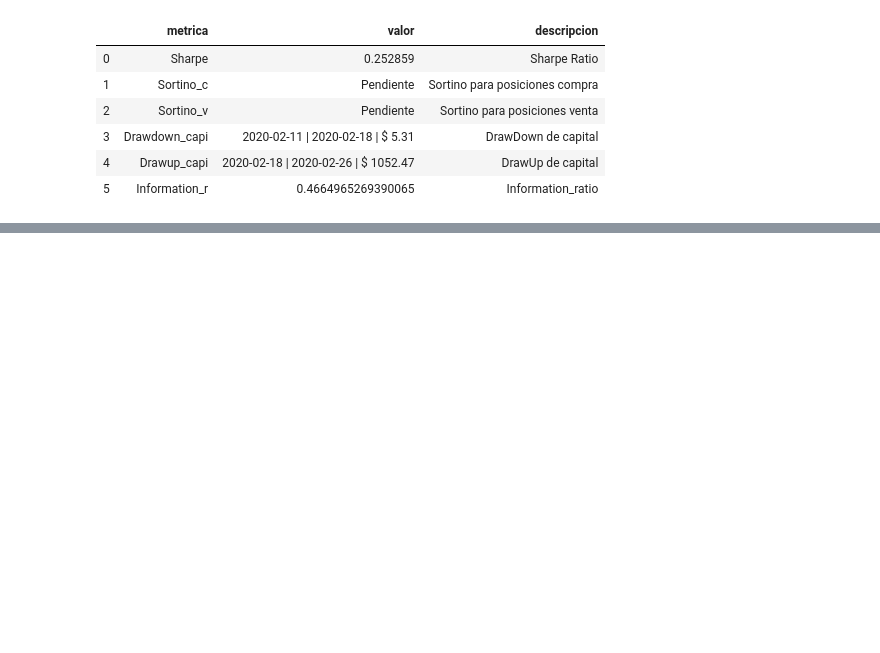
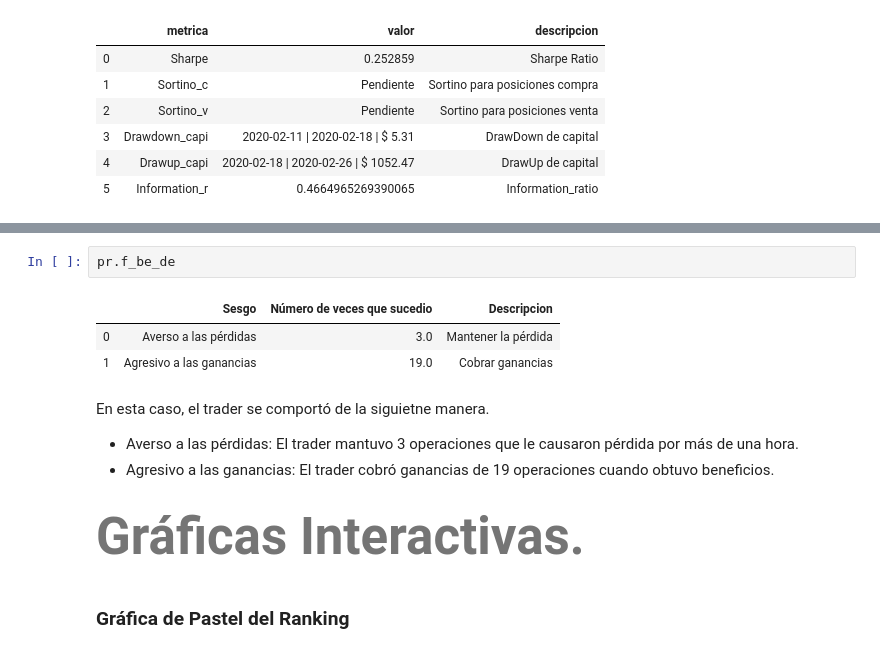
Before and after one commit to FranciscoRodRam/LAB_2_FRRR, a Jupyter notebook: LAB_2_FRRR.ipynb, the cells around one changed output, grey strips where cells are left out. Cells and saved outputs as stored; diff of their text form; blank space fills up the shorter version.

```diff
--- a/LAB_2_FRRR.ipynb
+++ b/LAB_2_FRRR.ipynb
@@ -178,0 +224,15 @@ pr.f_estadistica_mad
+# %%
+pr.f_be_de
+# %% [output]
+|  | Sesgo | Número de veces que sucedio | Descripcion |
+| 0 | Averso a las pérdidas | 3.0 | Mantener la pérdida |
+| 1 | Agresivo a las ganancias | 19.0 | Cobrar ganancias |
+# %% [markdown]
+En esta caso, el trader se comportó de la siguietne manera.
+
+* Averso a las pérdidas: El trader mantuvo 3 operaciones que le causaron pérdida por más de una hora.
+* Agresivo a las ganancias: El trader cobró ganancias de 19 operaciones cuando obtuvo beneficios.
+# %% [markdown]
+###### <span style="font-family:Papyrus; font-size:4em;"> Gráficas Interactivas.
+# %% [markdown]
+###  Gráfica de Pastel del Ranking
```
Also changed, not shown: parts of 23 cells of this notebook, 6 other files.
